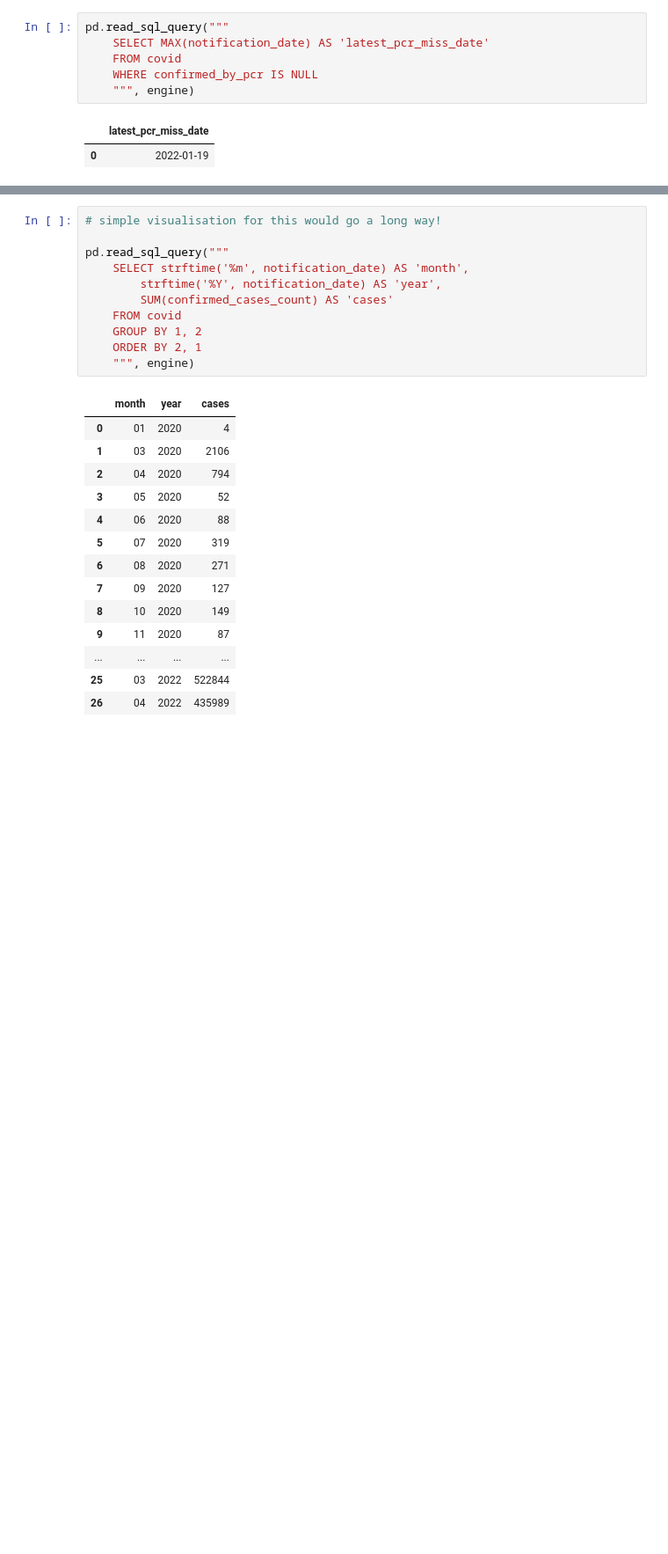
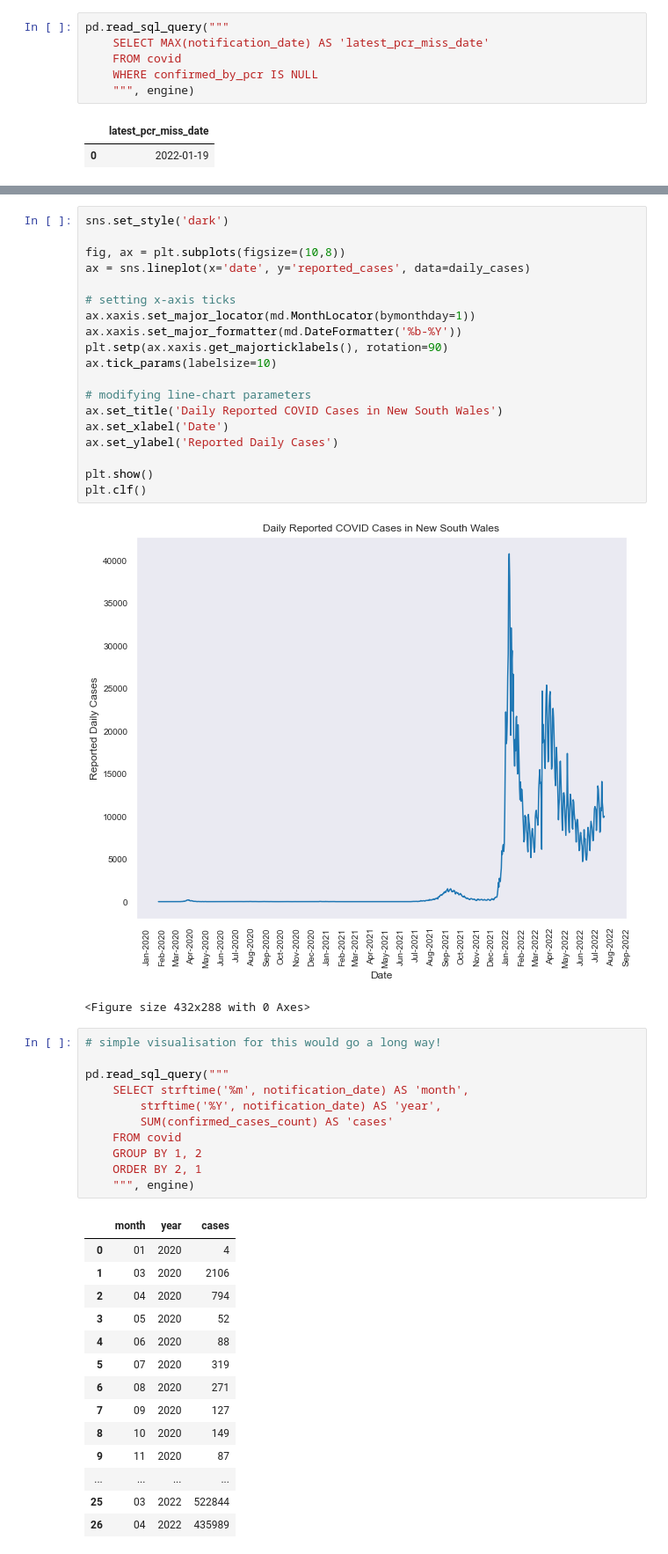
Before and after one commit to henrylin03/covid-nsw, a Jupyter notebook: covid-nsw.ipynb, the cells around one changed output, grey strips where cells are left out. Shown: that part at 88% size. Drawn from its saved outputs; the diff is of its cells as text; blank space fills up the shorter version.

```diff
--- a/covid-nsw.ipynb
+++ b/covid-nsw.ipynb
@@ -85,6 +89,28 @@ daily_cases
 | 813 | 2022-07-17 | 9871 |
 | 814 | 2022-07-18 | 10014 |
 815 rows × 2 columns
+# %%
+sns.set_style('dark')
+
+fig, ax = plt.subplots(figsize=(10,8))
+ax = sns.lineplot(x='date', y='reported_cases', data=daily_cases)
+
+# setting x-axis ticks
+ax.xaxis.set_major_locator(md.MonthLocator(bymonthday=1))
+ax.xaxis.set_major_formatter(md.DateFormatter('%b-%Y'))
+plt.setp(ax.xaxis.get_majorticklabels(), rotation=90)
+ax.tick_params(labelsize=10)
+
+# modifying line-chart parameters
+ax.set_title('Daily Reported COVID Cases in New South Wales')
+ax.set_xlabel('Date')
+ax.set_ylabel('Reported Daily Cases')
+
+plt.show()
+plt.clf()
+# %% [output]
+[figure, added]
+<Figure size 432x288 with 0 Axes>
 # %%
 # simple visualisation for this would go a long way!
 
```
Also changed, not shown: parts of 4 cells of this notebook.
